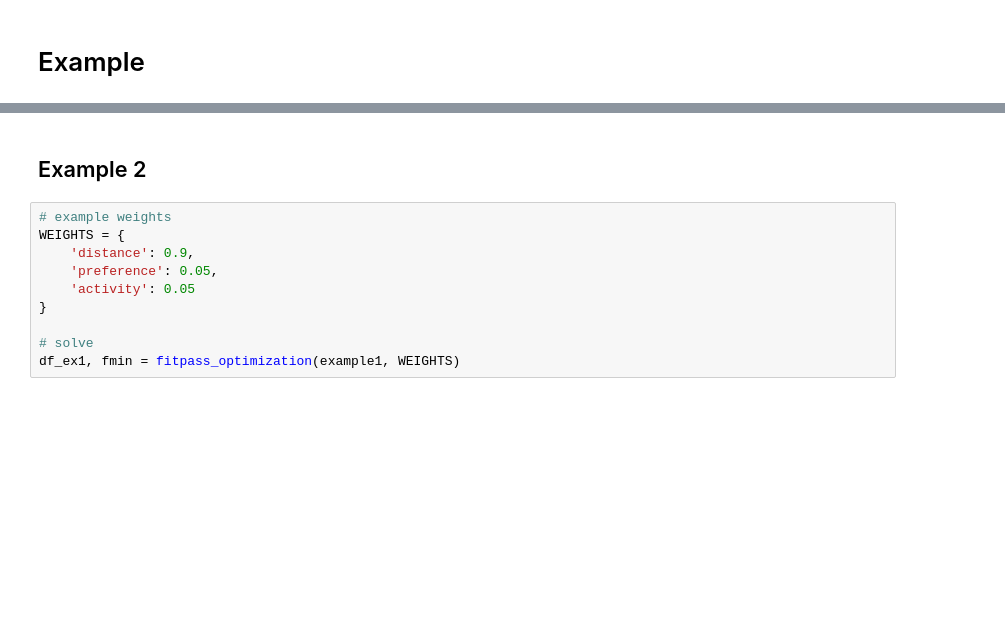
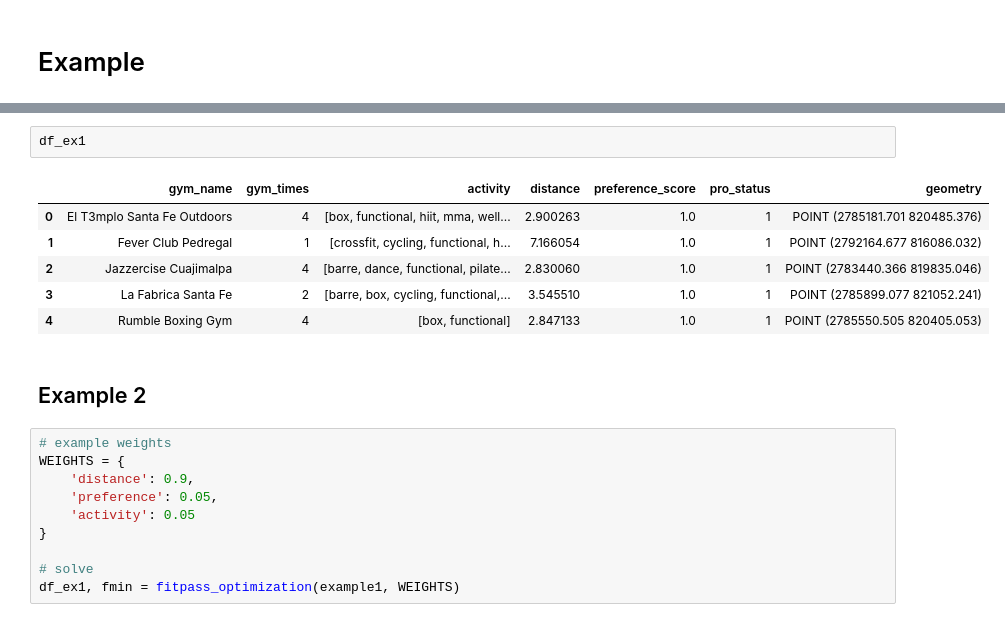
Before and after one commit to romanAVJ/fitpass-plan-optimizer, a Jupyter notebook: backlog/src/weight_search.ipynb, the cells around one changed output, grey strips where cells are left out. Cells and saved outputs as stored; diff of their text form; blank space fills up the shorter version.

```diff
--- a/backlog/src/weight_search.ipynb
+++ b/backlog/src/weight_search.ipynb
@@ -50,3 +47,12 @@ fmin
+# %%
+df_ex1
+# %% [output]
+|  | gym_name | gym_times | activity | distance | preference_score | pro_status | geometry |
+| 0 | El T3mplo Santa Fe Outdoors | 4 | [box, functional, hiit, mma, well... | 2.900263 | 1.0 | 1 | POINT (2785181.701 820485.376) |
+| 1 | Fever Club Pedregal | 1 | [crossfit, cycling, functional, h... | 7.166054 | 1.0 | 1 | POINT (2792164.677 816086.032) |
+| 2 | Jazzercise Cuajimalpa | 4 | [barre, dance, functional, pilate... | 2.830060 | 1.0 | 1 | POINT (2783440.366 819835.046) |
+| 3 | La Fabrica Santa Fe | 2 | [barre, box, cycling, functional,... | 3.545510 | 1.0 | 1 | POINT (2785899.077 821052.241) |
+| 4 | Rumble Boxing Gym | 4 | [box, functional] | 2.847133 | 1.0 | 1 | POINT (2785550.505 820405.053) |
 # %% [markdown]
 ## Example 2
 # %%
```
Also changed, not shown: parts of 12 cells of this notebook, 2 other files.
